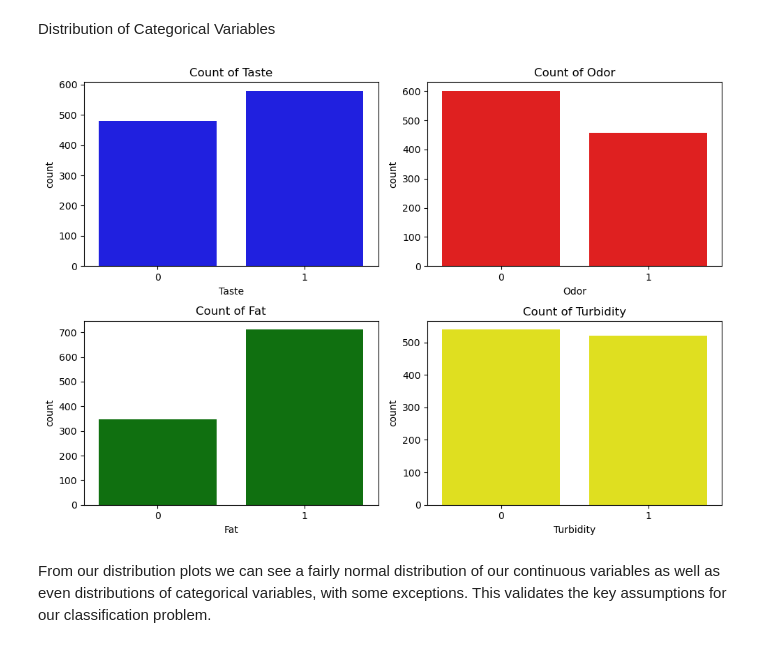
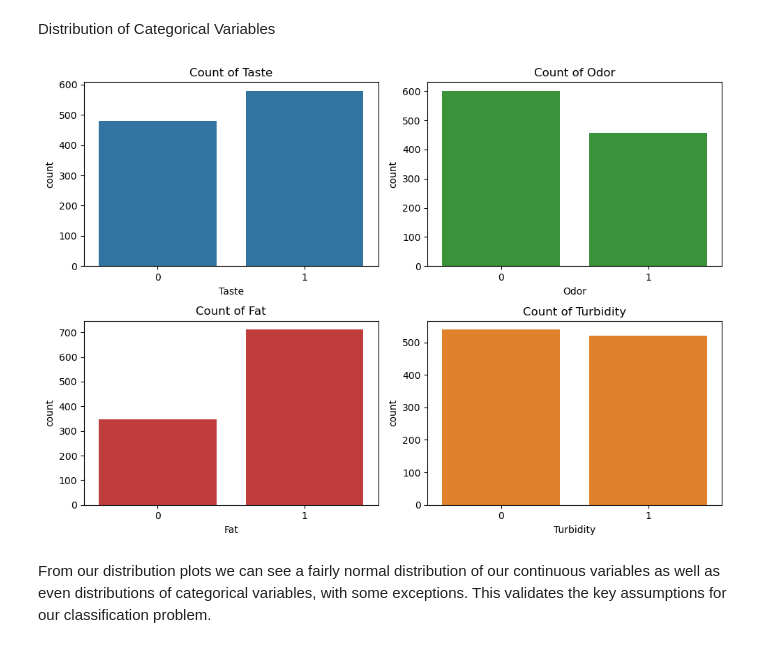
Before and after one commit to francofbv/Milk-Project, a Jupyter notebook: Final_Notebook_Rough.ipynb, the cells around one changed output. Saved outputs shown, nothing was run; the diff lists cells and outputs as text; code cells hidden in the pictures.

```diff
--- a/Final_Notebook_Rough.ipynb
+++ b/Final_Notebook_Rough.ipynb
@@ -134,27 +210,27 @@ Distribution of Categorical Variables
 # %%
 # Create a figure and a 2x2 grid of subplots
 fig, axes = plt.subplots(2, 2, figsize=(10, 7))
 
 # Plot each countplot on a different axis
-sns.countplot(x='Taste', data=unencoded_df, ax=axes[0, 0], color= 'blue')
+sns.countplot(x='Taste', data=unencoded_df, ax=axes[0, 0], color = '#1f77b4')
 axes[0, 0].set_title('Count of Taste')
 
-sns.countplot(x='Odor', data=unencoded_df, ax=axes[0, 1], color = 'red')
+sns.countplot(x='Odor', data=unencoded_df, ax=axes[0, 1], color = '#2ca02c')
 axes[0, 1].set_title('Count of Odor')
 
-sns.countplot(x='Fat', data=unencoded_df, ax=axes[1, 0], color = 'green' )
+sns.countplot(x='Fat', data=unencoded_df, ax=axes[1, 0], color = '#d62728' )
 axes[1, 0].set_title('Count of Fat')
 
-sns.countplot(x='Turbidity', data=unencoded_df, ax=axes[1, 1], color = 'yellow')
+sns.countplot(x='Turbidity', data=unencoded_df, ax=axes[1, 1], color = '#ff7f0e')
 axes[1, 1].set_title('Count of Turbidity')
 
 # Adjust layout to avoid overlap
 plt.tight_layout()
 
 # Show the plot
 plt.show()
 # %% [output]
-[figure, old version]
+[figure, new version]
 # %% [markdown]
 From our distribution plots we can see a fairly normal distribution of our continuous variables as well as even distributions of categorical variables, with some exceptions. This validates the key assumptions for our classification problem.
 # %% [markdown]
```
Also changed, not shown: parts of 55 cells of this notebook.
